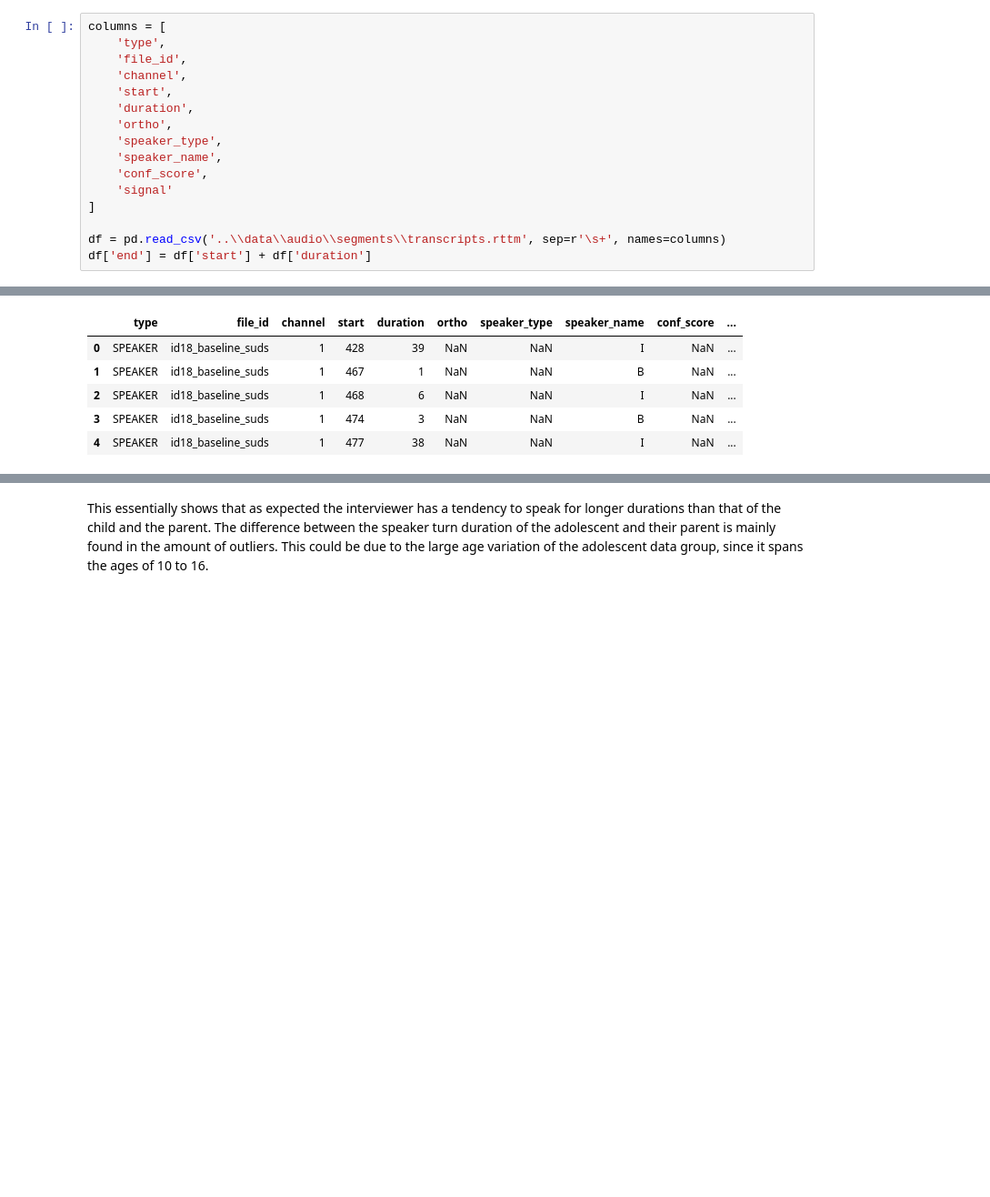
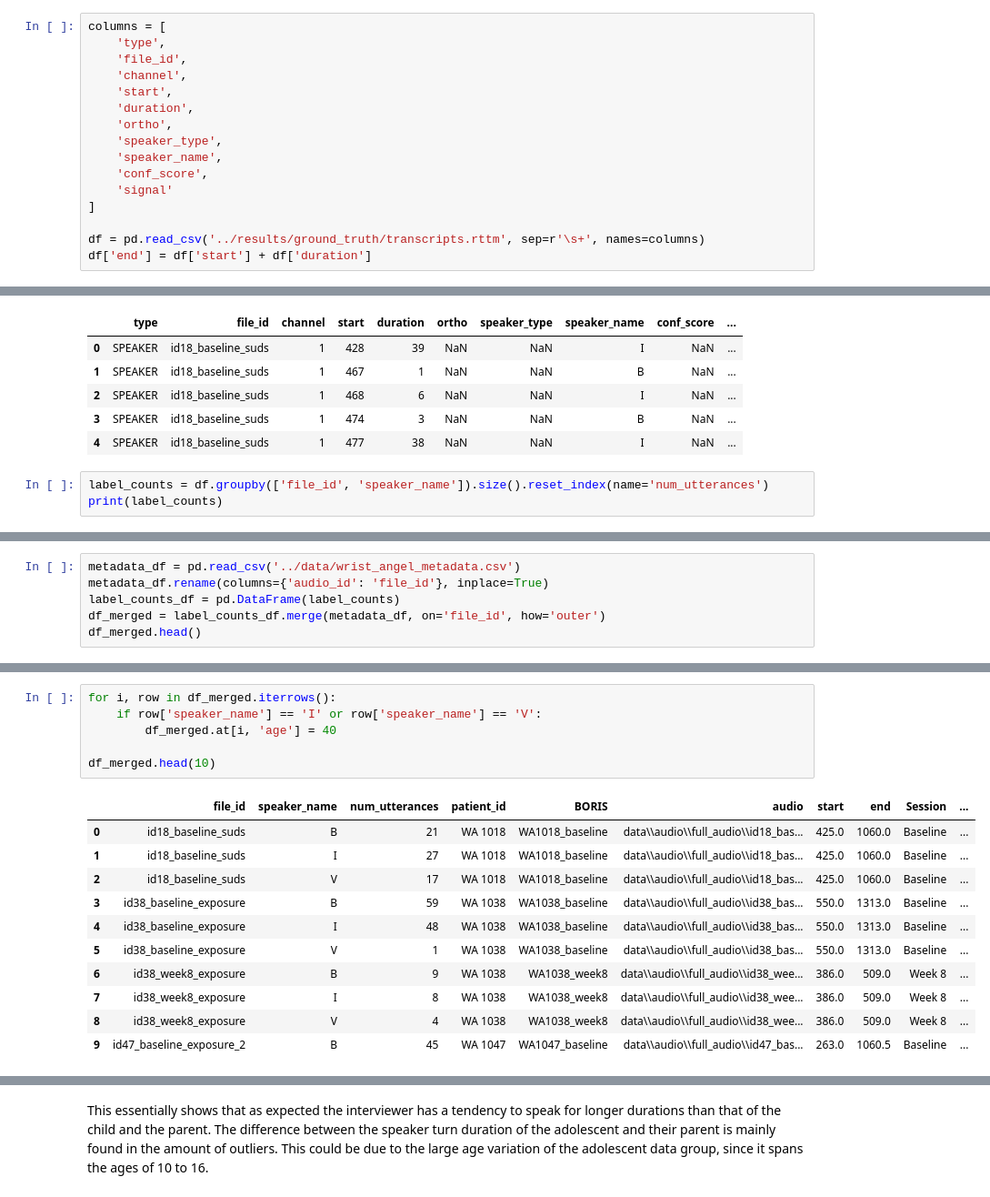
Before and after one commit to AmalieSommer/thesis_multi_speaker_asr, a Jupyter notebook: notebooks/wrist_angel_data_analysis.ipynb, the cells around one changed output, grey strips where cells are left out. Shown at 91% size. Saved outputs shown, nothing was run; the diff lists cells and outputs as text; blank space fills up the shorter version.

```diff
--- a/notebooks/wrist_angel_data_analysis.ipynb
+++ b/notebooks/wrist_angel_data_analysis.ipynb
@@ -92,7 +271,7 @@ columns = [
     'signal'
 ]
 
-df = pd.read_csv('..\\data\\audio\\segments\\transcripts.rttm', sep=r'\s+', names=columns)
+df = pd.read_csv('../results/ground_truth/transcripts.rttm', sep=r'\s+', names=columns)
 df['end'] = df['start'] + df['duration']
 # %%
 df.head()
@@ -103,3 +282,6 @@ df.head()
 | 2 | SPEAKER | id18_baseline_suds | 1 | 468 | 6 | NaN | NaN | I | NaN | ... |
 | 3 | SPEAKER | id18_baseline_suds | 1 | 474 | 3 | NaN | NaN | B | NaN | ... |
 | 4 | SPEAKER | id18_baseline_suds | 1 | 477 | 38 | NaN | NaN | I | NaN | ... |
+# %%
+label_counts = df.groupby(['file_id', 'speaker_name']).size().reset_index(name='num_utterances')
+print(label_counts)
@@ -105,0 +311,6 @@ df.head()
+# %%
+metadata_df = pd.read_csv('../data/wrist_angel_metadata.csv')
+metadata_df.rename(columns={'audio_id': 'file_id'}, inplace=True)
+label_counts_df = pd.DataFrame(label_counts)
+df_merged = label_counts_df.merge(metadata_df, on='file_id', how='outer')
+df_merged.head()
@@ -105,0 +324,18 @@ df.head()
+# %%
+for i, row in df_merged.iterrows():
+    if row['speaker_name'] == 'I' or row['speaker_name'] == 'V':
+        df_merged.at[i, 'age'] = 40
+
+df_merged.head(10)
+# %% [output]
+|  | file_id | speaker_name | num_utterances | patient_id | BORIS | audio | start | end | Session | ... |
+| 0 | id18_baseline_suds | B | 21 | WA 1018 | WA1018_baseline | data\\audio\\full_audio\\id18_bas... | 425.0 | 1060.0 | Baseline | ... |
+| 1 | id18_baseline_suds | I | 27 | WA 1018 | WA1018_baseline | data\\audio\\full_audio\\id18_bas... | 425.0 | 1060.0 | Baseline | ... |
+| 2 | id18_baseline_suds | V | 17 | WA 1018 | WA1018_baseline | data\\audio\\full_audio\\id18_bas... | 425.0 | 1060.0 | Baseline | ... |
+| 3 | id38_baseline_exposure | B | 59 | WA 1038 | WA1038_baseline | data\\audio\\full_audio\\id38_bas... | 550.0 | 1313.0 | Baseline | ... |
+| 4 | id38_baseline_exposure | I | 48 | WA 1038 | WA1038_baseline | data\\audio\\full_audio\\id38_bas... | 550.0 | 1313.0 | Baseline | ... |
+| 5 | id38_baseline_exposure | V | 1 | WA 1038 | WA1038_baseline | data\\audio\\full_audio\\id38_bas... | 550.0 | 1313.0 | Baseline | ... |
+| 6 | id38_week8_exposure | B | 9 | WA 1038 | WA1038_week8 | data\\audio\\full_audio\\id38_wee... | 386.0 | 509.0 | Week 8 | ... |
+| 7 | id38_week8_exposure | I | 8 | WA 1038 | WA1038_week8 | data\\audio\\full_audio\\id38_wee... | 386.0 | 509.0 | Week 8 | ... |
+| 8 | id38_week8_exposure | V | 4 | WA 1038 | WA1038_week8 | data\\audio\\full_audio\\id38_wee... | 386.0 | 509.0 | Week 8 | ... |
+| 9 | id47_baseline_exposure_2 | B | 45 | WA 1047 | WA1047_baseline | data\\audio\\full_audio\\id47_bas... | 263.0 | 1060.5 | Baseline | ... |
```
Also changed, not shown: parts of 31 cells of this notebook, 12 other files.
